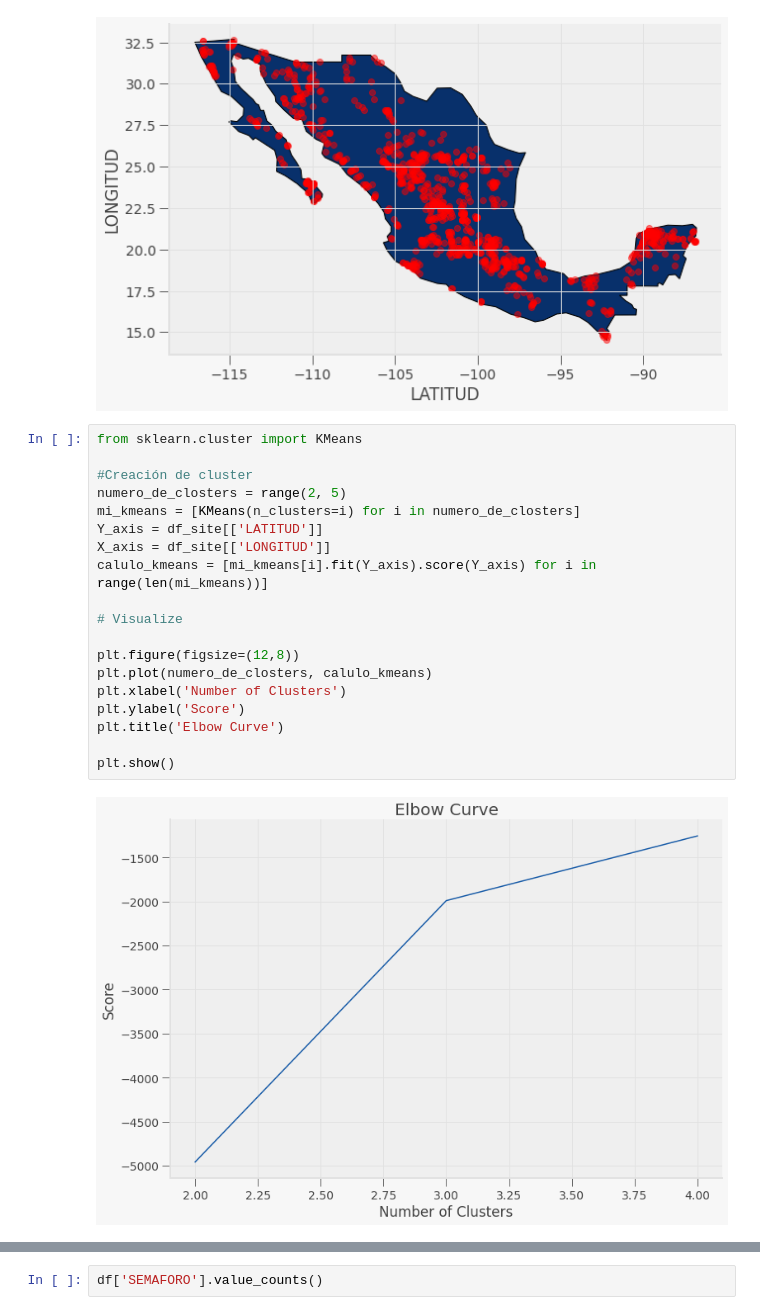
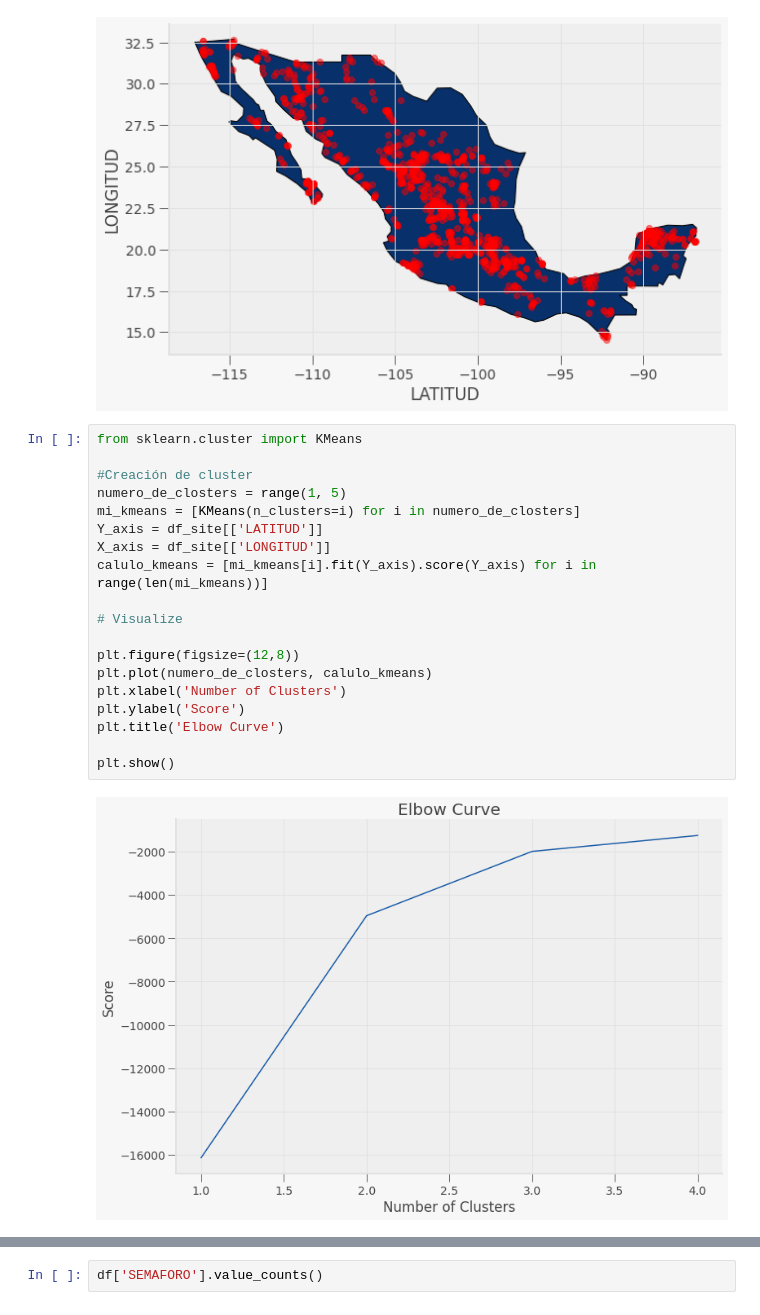
Before and after one commit to PosgradoMNA/actividades-del-projecto-equipo_98, a Jupyter notebook: Reto_DS_Parte_1.ipynb, the cells around one changed output, grey strips where cells are left out. Drawn from its saved outputs; the diff is of its cells as text.

```diff
--- a/Reto_DS_Parte_1.ipynb
+++ b/Reto_DS_Parte_1.ipynb
@@ -757,24 +757,24 @@ puntos_coordsub
 # %%
 from sklearn.cluster import KMeans
 
 #Creación de cluster
-numero_de_closters = range(2, 5)
+numero_de_closters = range(1, 5)
 mi_kmeans = [KMeans(n_clusters=i) for i in numero_de_closters]
 Y_axis = df_site[['LATITUD']]
 X_axis = df_site[['LONGITUD']]
 calulo_kmeans = [mi_kmeans[i].fit(Y_axis).score(Y_axis) for i in range(len(mi_kmeans))]
 
 # Visualize
 
 plt.figure(figsize=(12,8))
 plt.plot(numero_de_closters, calulo_kmeans)
 plt.xlabel('Number of Clusters')
 plt.ylabel('Score')
 plt.title('Elbow Curve')
 
 plt.show()
 # %% [output]
-[figure, old version]
+[figure, new version]
 # %%
 #Elección de cluster según código del codo
 
```
Also changed, not shown: parts of 20 cells of this notebook.
